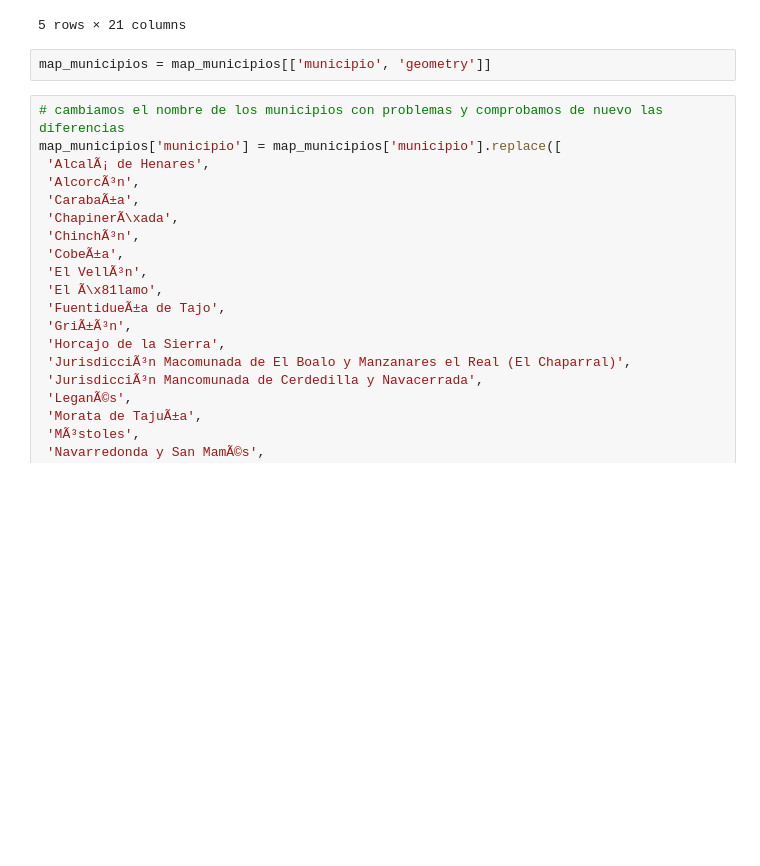
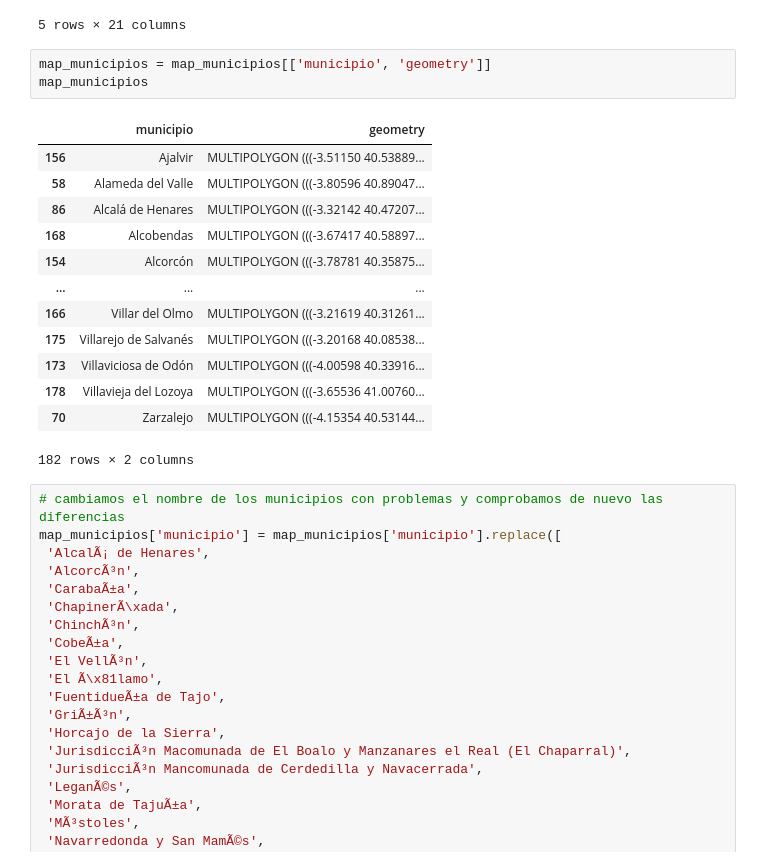
Before and after one commit to BernardoJoseLlamasVerna/Madrid_Elections_2021, a Jupyter notebook: web_scrapping_test.ipynb, the cells around one changed output. Saved outputs shown, nothing was run; the diff lists cells and outputs as text; blank space fills up the shorter version.

```diff
--- a/web_scrapping_test.ipynb
+++ b/web_scrapping_test.ipynb
@@ -533,6 +533,21 @@ map_municipios.head()
 5 rows × 21 columns
 # %%
 map_municipios = map_municipios[['municipio', 'geometry']]
+map_municipios
+# %% [output]
+|  | municipio | geometry |
+| 156 | Ajalvir | MULTIPOLYGON (((-3.51150 40.53889... |
+| 58 | Alameda del Valle | MULTIPOLYGON (((-3.80596 40.89047... |
+| 86 | Alcalá de Henares | MULTIPOLYGON (((-3.32142 40.47207... |
+| 168 | Alcobendas | MULTIPOLYGON (((-3.67417 40.58897... |
+| 154 | Alcorcón | MULTIPOLYGON (((-3.78781 40.35875... |
+| ... | ... | ... |
+| 166 | Villar del Olmo | MULTIPOLYGON (((-3.21619 40.31261... |
+| 175 | Villarejo de Salvanés | MULTIPOLYGON (((-3.20168 40.08538... |
+| 173 | Villaviciosa de Odón | MULTIPOLYGON (((-4.00598 40.33916... |
+| 178 | Villavieja del Lozoya | MULTIPOLYGON (((-3.65536 41.00760... |
+| 70 | Zarzalejo | MULTIPOLYGON (((-4.15354 40.53144... |
+182 rows × 2 columns
 # %%
 # cambiamos el nombre de los municipios con problemas y comprobamos de nuevo las diferencias
 map_municipios['municipio'] = map_municipios['municipio'].replace([
```
Also changed, not shown: parts of 10 cells of this notebook.
